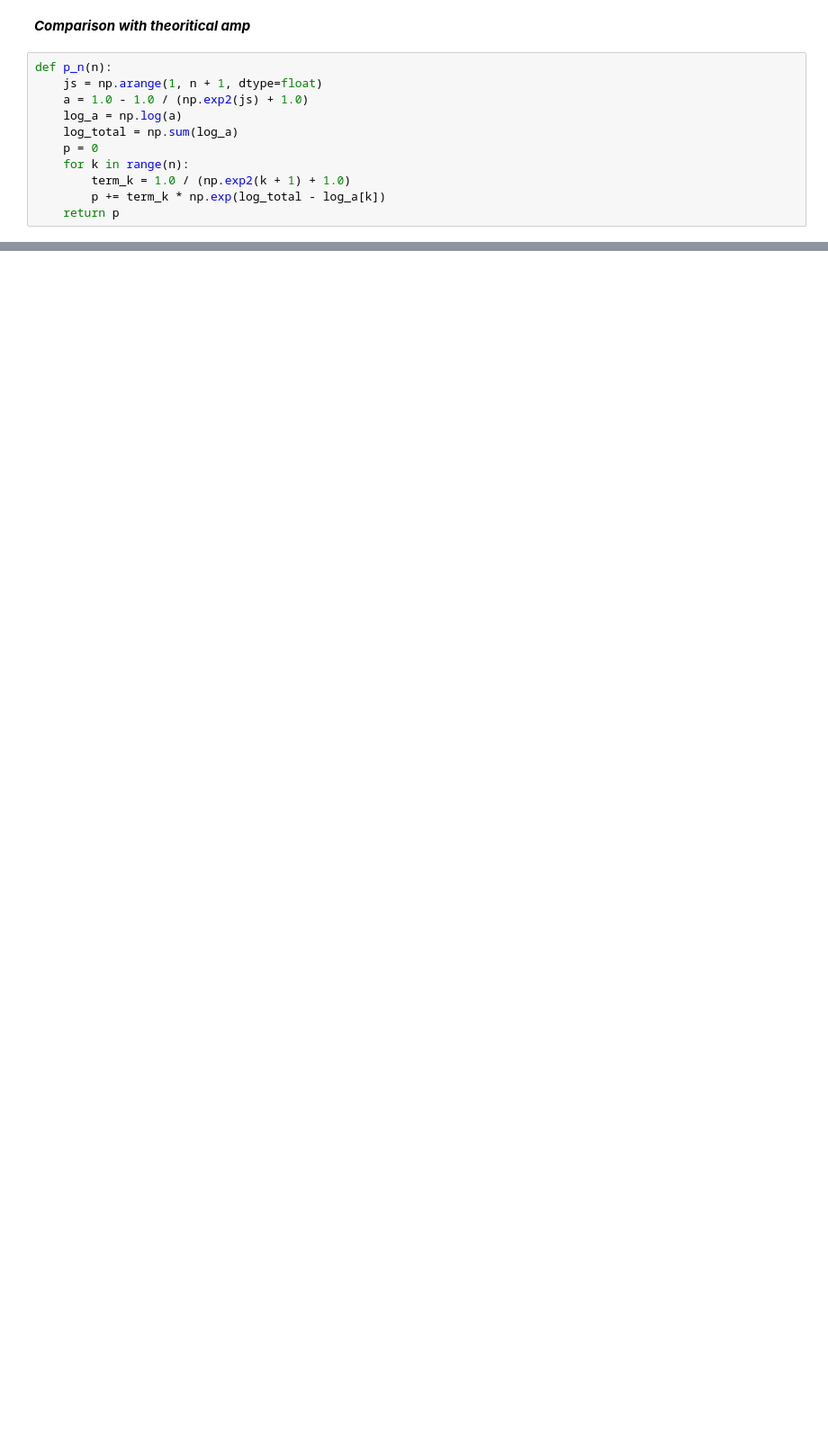
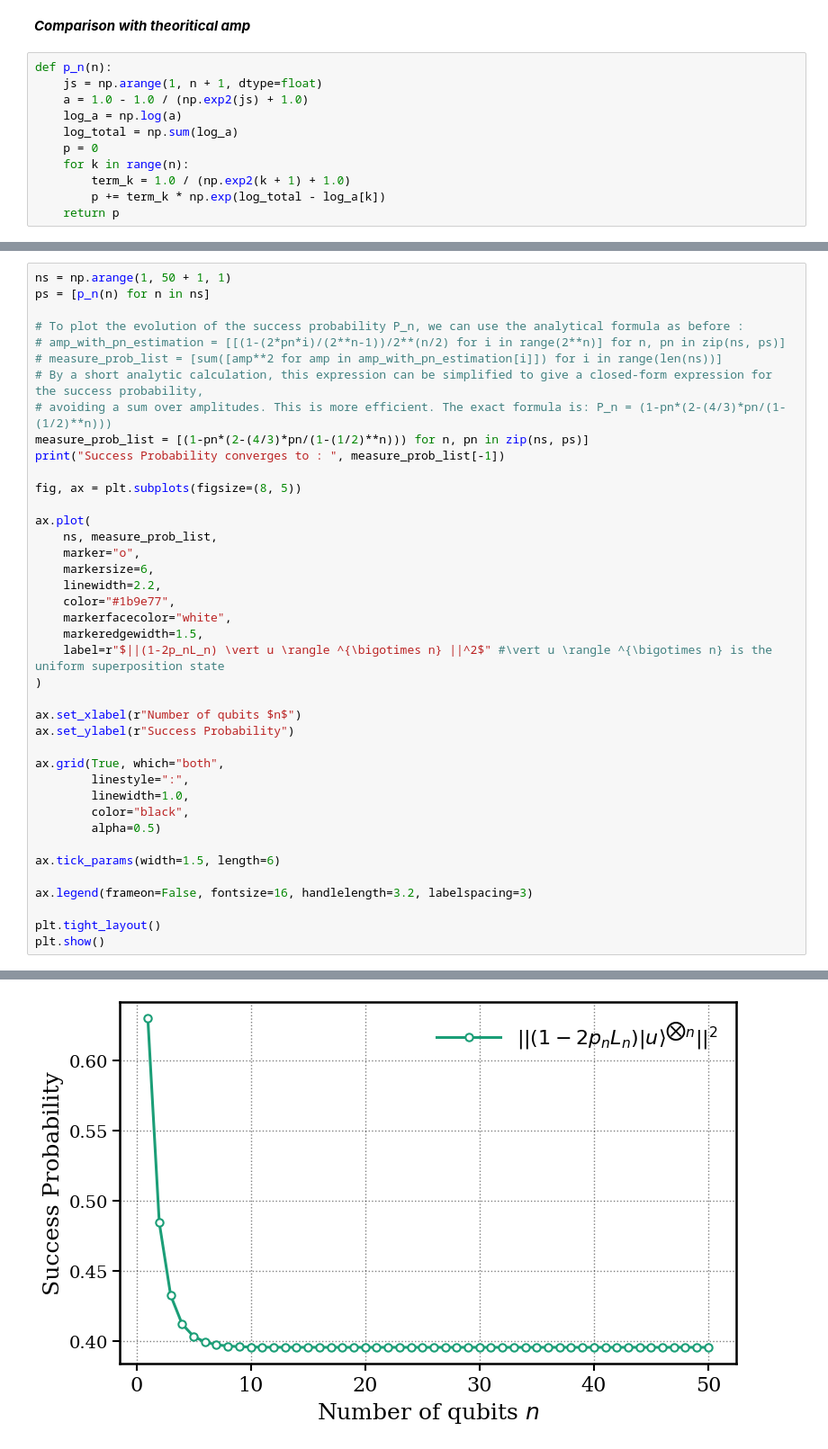
Before and after one commit to Alexis-LUCAS/Log_Affine_State_Prep, a Jupyter notebook: spue_simulation.ipynb, the cells around one changed output, grey strips where cells are left out. Shown at 90% size. Saved outputs shown, nothing was run; the diff lists cells and outputs as text; blank space fills up the shorter version.

Commit message:
Success probability

```diff
--- a/spue_simulation.ipynb
+++ b/spue_simulation.ipynb
@@ -267,0 +279,41 @@ Normalization coefficient :  0.6322427413473676
+# %%
+ns = np.arange(1, 50 + 1, 1)
+ps = [p_n(n) for n in ns]
+
+# To plot the evolution of the success probability P_n, we can use the analytical formula as before :
+# amp_with_pn_estimation = [[(1-(2*pn*i)/(2**n-1))/2**(n/2) for i in range(2**n)] for n, pn in zip(ns, ps)]
+# measure_prob_list = [sum([amp**2 for amp in amp_with_pn_estimation[i]]) for i in range(len(ns))]
+# By a short analytic calculation, this expression can be simplified to give a closed‑form expression for the success probability,
+# avoiding a sum over amplitudes. This is more efficient. The exact formula is: P_n = (1-pn*(2-(4/3)*pn/(1-(1/2)**n)))
+measure_prob_list = [(1-pn*(2-(4/3)*pn/(1-(1/2)**n))) for n, pn in zip(ns, ps)]
+print("Success Probability converges to : ", measure_prob_list[-1])
+
+fig, ax = plt.subplots(figsize=(8, 5))
+
+ax.plot(
+    ns, measure_prob_list,
+    marker="o",
+    markersize=6,
+    linewidth=2.2,
+    color="#1b9e77",
+    markerfacecolor="white",
+    markeredgewidth=1.5,
+    label=r"$||(1-2p_nL_n) \vert u \rangle ^{\bigotimes n} ||^2$" #\vert u \rangle ^{\bigotimes n} is the uniform superposition state
+)
+
+ax.set_xlabel(r"Number of qubits $n$")
+ax.set_ylabel(r"Success Probability")
+
+ax.grid(True, which="both",
+        linestyle=":",
+        linewidth=1.0,
+        color="black",
+        alpha=0.5)
+
+ax.tick_params(width=1.5, length=6)
+
+ax.legend(frameon=False, fontsize=16, handlelength=3.2, labelspacing=3)
+
+plt.tight_layout()
+plt.show()
+# %% [output]
@@ -267,0 +321 @@ Normalization coefficient :  0.6322427413473676
+[figure, added]
```
Also changed, not shown: parts of 7 cells of this notebook, 2 other files.
